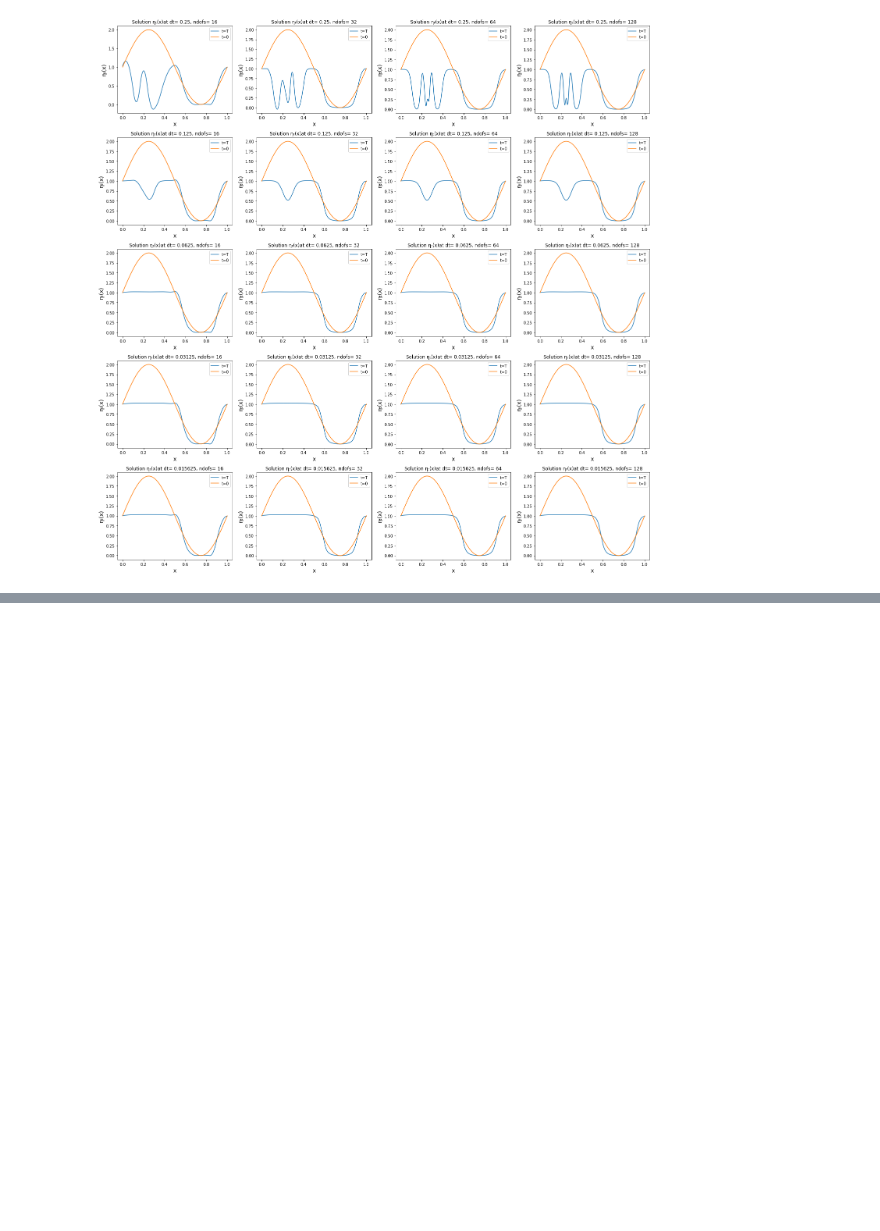
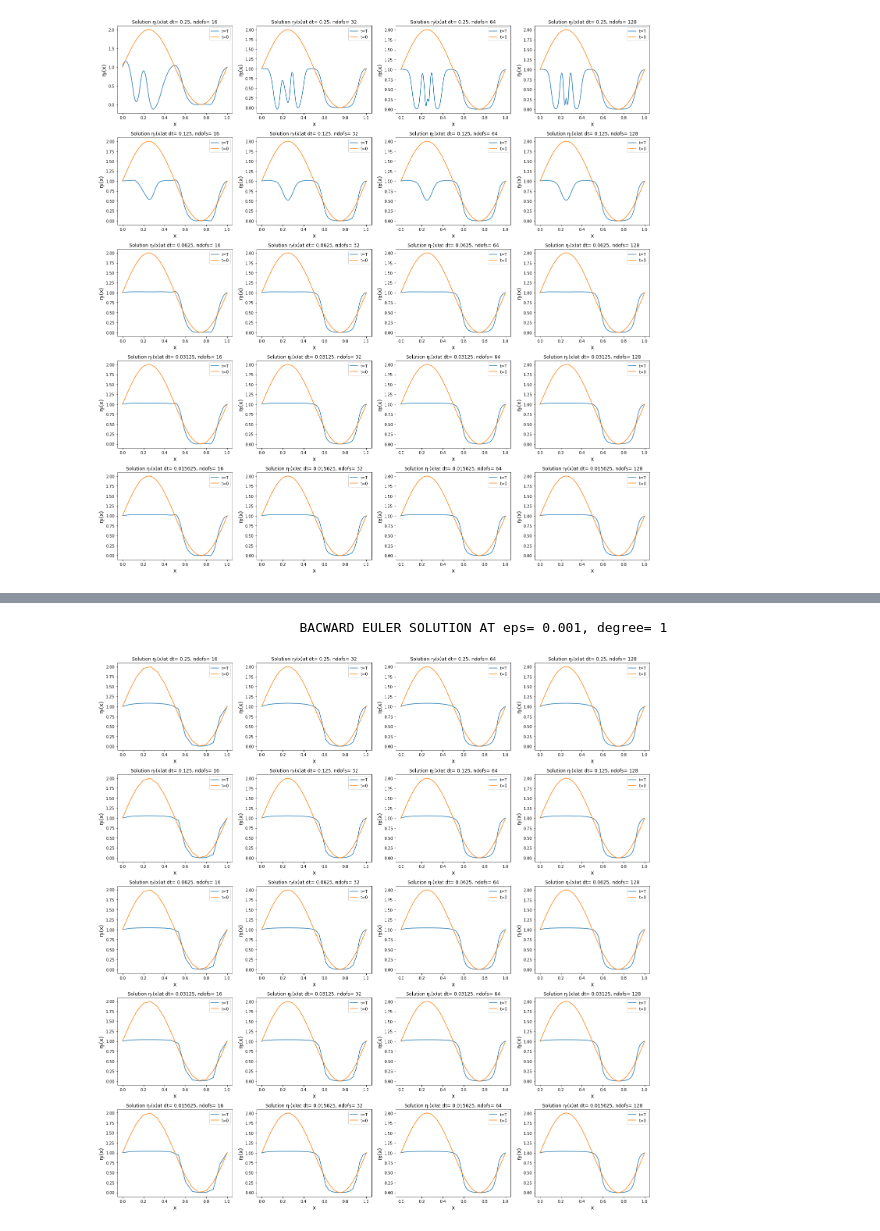
Before and after one commit to martinateruzzi/P1.4_seed, a Jupyter notebook: final_project/final_project_2019-2020.ipynb, the cells around one changed output, grey strips where cells are left out. Drawn from its saved outputs; the diff is of its cells as text; code cells hidden in the pictures; blank space fills up the shorter version.

```diff
--- a/final_project/final_project_2019-2020.ipynb
+++ b/final_project/final_project_2019-2020.ipynb
@@ -362,24 +341,50 @@ def fixed_point(phi,x0,eps,n_max):
 # Step 4
 
 def solve_allen_cahan_backward(eta_0_function, eps, dt, ndofs, degree):
-    ''' put together all the above functions, loop over time,
-    and produce the result matrix eta, containing the solution at all points'''
+    ''' bacward euler'''
 
     T = 1.-0. #time interval
-    eta = np.zeros((int(T/dt), ndofs))
+    eta = np.zeros((int(T/dt)+1, ndofs))
 
     support_points = np.linspace(0,1,ndofs) # support points
     basis = compute_basis_functions(support_points,degree)
     Q, W = compute_global_quadrature(basis,degree+1)
     M, K = compute_system_matrices(basis, Q, W)
-    A = M + dt*eps*eps*K
 
     eta_old = eta_0_function(support_points)
 
-    for i in range(int(T/dt)):
-            b = M.dot(eta_old - dt*F(eta_old))
-            eta_new = np.linalg.solve(A,b)
+    eta[0,:] = eta_old
+
+    for i in range(1,int(T/dt)+1):
+            eta_new = scipy.optimize.newton(lambda x : M.dot(x)+dt*eps*eps*K.dot(x)+dt*M.dot(F(x))-M.dot(eta_old),eta_old, maxiter=200)
             eta[i,:] = eta_new
             eta_old = eta_new
 
     return eta, basis
+# %%
+def backward_solutions(eps,degree,resolution,initial=False):
+
+    dt = [.25, .125, .0625, .03125, .015625]
+    ndofs = [16, 32, 64, 128]
+
+    print("\t\t\t \033[1m BACWARD EULER SOLUTION AT eps= "+ str(eps) +", degree= " + str(degree) + "\033[0m\n")
+
+    plt.figure(figsize = (20,20))
+
+    for i in range(len(dt)):
+        for j in range(len(ndofs)):
+            eta, basis = solve_allen_cahan_backward(etazero, eps, dt[i], ndofs[j], degree)
+
+            plt.subplot(len(dt),len(ndofs),int(len(ndofs)*i+j+1))
+            plot_last_solution(eta, basis, resolution, initial = initial, title = "at dt= " + str(dt[i]) + ", ndofs= " + str(ndofs[j]))
+
+    plt.tight_layout()
+# %%
+eps = 0.001
+degree = 1
+resolution = 1025
+
+backward_solutions(eps,degree,resolution,initial = True)
+# %% [output]
+                          BACWARD EULER SOLUTION AT eps= 0.001, degree= 1
+[figure, added]
```
Also changed, not shown: parts of 7 cells of this notebook.
